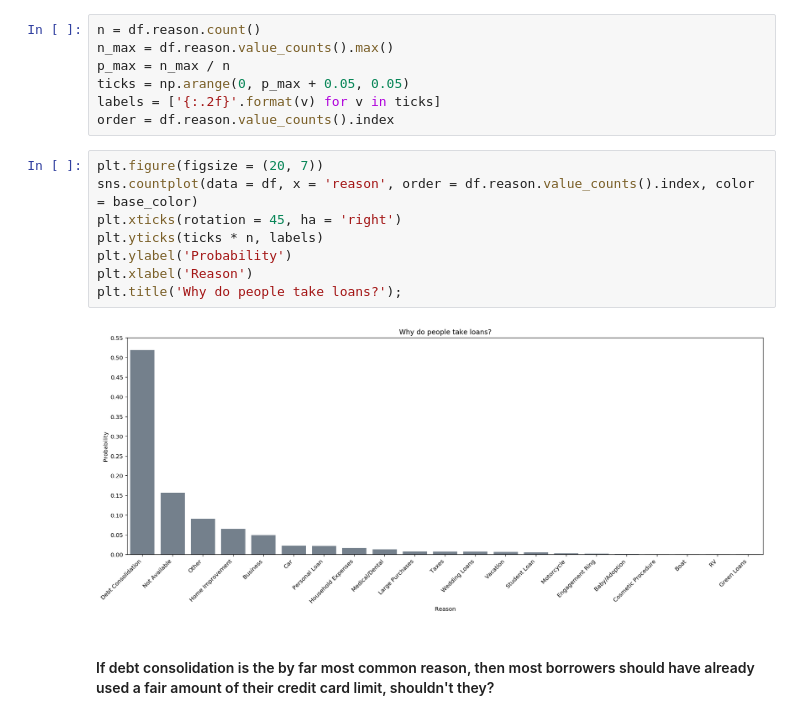
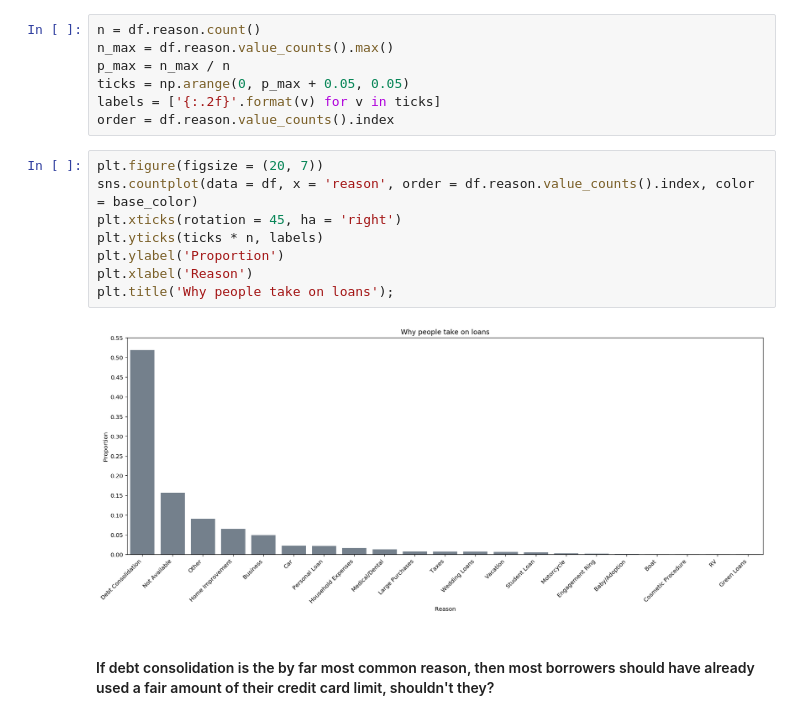
Before and after one commit to janikvalentin/Loan_Data_EDA, a Jupyter notebook: Loan_Data_Investigation.ipynb, the cells around one changed output. Saved outputs shown, nothing was run; the diff lists cells and outputs as text.

```diff
--- a/Loan_Data_Investigation.ipynb
+++ b/Loan_Data_Investigation.ipynb
@@ -354,13 +356,13 @@ order = df.reason.value_counts().index
 # %%
 plt.figure(figsize = (20, 7))
 sns.countplot(data = df, x = 'reason', order = df.reason.value_counts().index, color = base_color)
 plt.xticks(rotation = 45, ha = 'right')
 plt.yticks(ticks * n, labels)
-plt.ylabel('Probability')
+plt.ylabel('Proportion')
 plt.xlabel('Reason')
-plt.title('Why do people take loans?');
+plt.title('Why people take on loans');
 # %% [output]
-[figure, old version]
+[figure, new version]
 # %% [markdown]
 #### If debt consolidation is the by far most common reason, then most borrowers should have already used a fair amount of their credit card limit, shouldn't they?
 # %%
```
Also changed, not shown: parts of 8 cells of this notebook.
